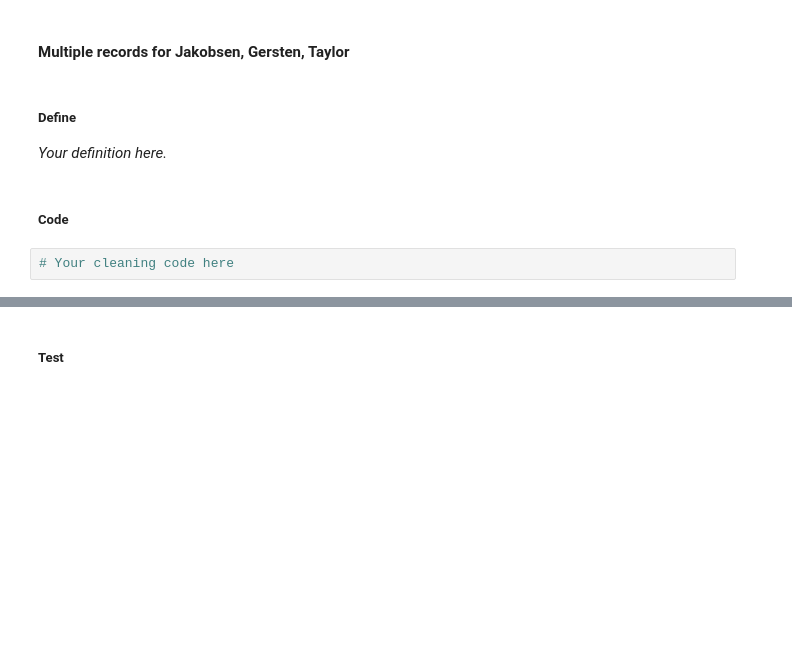
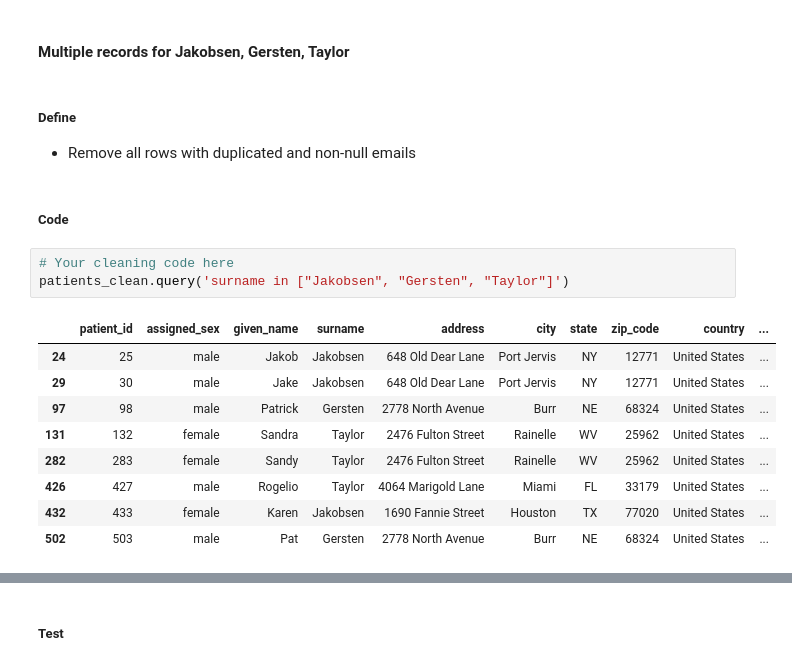
Before and after one commit to bakamoridesu/DAND, a Jupyter notebook: auralin/cleaning-student.ipynb, the cells around one changed output, grey strips where cells are left out. Drawn from its saved outputs; the diff is of its cells as text; blank space fills up the shorter version.

```diff
--- a/auralin/cleaning-student.ipynb
+++ b/auralin/cleaning-student.ipynb
@@ -726,9 +838,20 @@ patients_clean[patients_clean['given_name'] == 'Dsvid']
 # %% [markdown]
 #### Multiple records for Jakobsen, Gersten, Taylor
-# %% [markdown]
-##### Define
-*Your definition here.*
+# %% [markdown]
+##### Define
+- Remove all rows with duplicated and non-null emails
 # %% [markdown]
 ##### Code
 # %%
 # Your cleaning code here
+patients_clean.query('surname in ["Jakobsen", "Gersten", "Taylor"]')
+# %% [output]
+|  | patient_id | assigned_sex | given_name | surname | address | city | state | zip_code | country | ... |
+| 24 | 25 | male | Jakob | Jakobsen | 648 Old Dear Lane | Port Jervis | NY | 12771 | United States | ... |
+| 29 | 30 | male | Jake | Jakobsen | 648 Old Dear Lane | Port Jervis | NY | 12771 | United States | ... |
+| 97 | 98 | male | Patrick | Gersten | 2778 North Avenue | Burr | NE | 68324 | United States | ... |
+| 131 | 132 | female | Sandra | Taylor | 2476 Fulton Street | Rainelle | WV | 25962 | United States | ... |
+| 282 | 283 | female | Sandy | Taylor | 2476 Fulton Street | Rainelle | WV | 25962 | United States | ... |
+| 426 | 427 | male | Rogelio | Taylor | 4064 Marigold Lane | Miami | FL | 33179 | United States | ... |
+| 432 | 433 | female | Karen | Jakobsen | 1690 Fannie Street | Houston | TX | 77020 | United States | ... |
+| 502 | 503 | male | Pat | Gersten | 2778 North Avenue | Burr | NE | 68324 | United States | ... |
```
Also changed, not shown: parts of 30 cells of this notebook.
